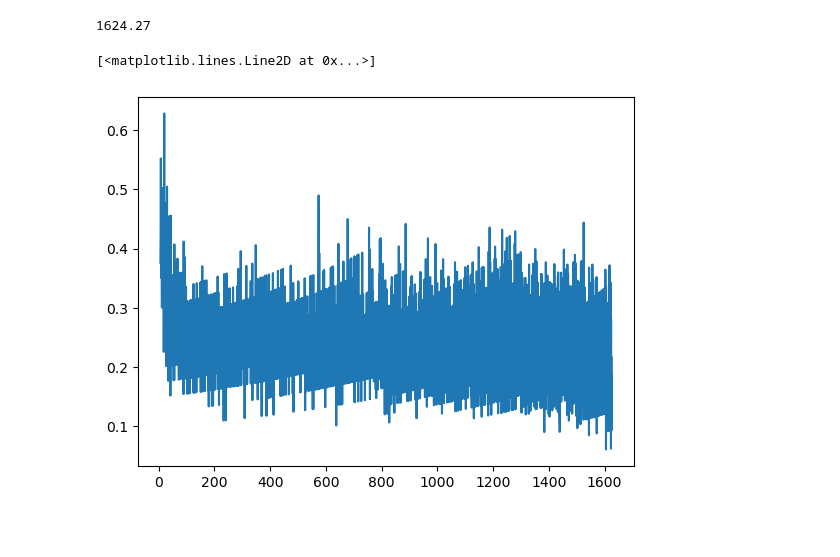
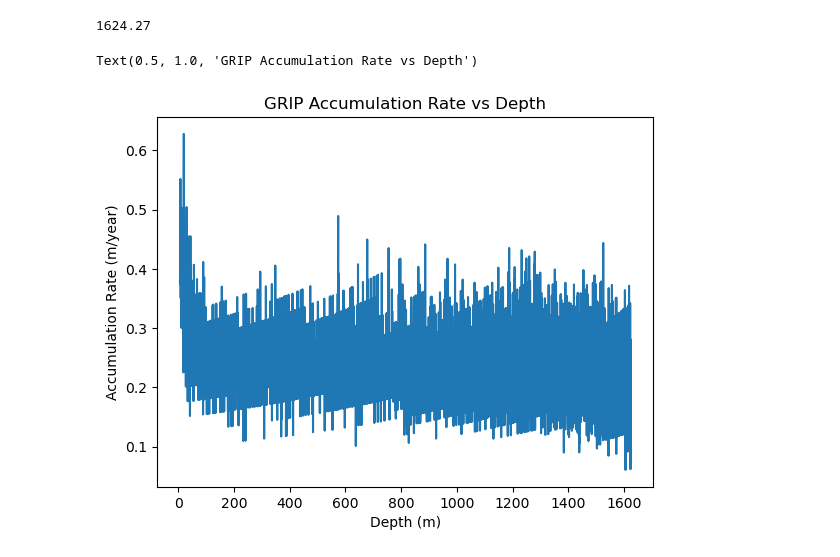
Before and after one commit to qmackay/BICC, a Jupyter notebook: Paleochrono BICC Work/Python Code/One-off/grip_accumulation_create.ipynb, the cells around one changed output. Cells and saved outputs as stored; diff of their text form; code cells hidden in the pictures; blank space fills up the shorter version.

```diff
--- a/Paleochrono BICC Work/Python Code/One-off/grip_accumulation_create.ipynb
+++ b/Paleochrono BICC Work/Python Code/One-off/grip_accumulation_create.ipynb
@@ -27,11 +22,14 @@ load_gicc05['Depth ice/snow [m] (GRIP)'].max()
 1624.27
 # %%
 # acc = thickness / thinning factor
-grip_accumulation['thinning'] = np.interp(grip_accumulation['depth'], grip_thinning['depth'], grip_thinning['thinning'])
+grip_accumulation['thinning'] = np.interp(grip_accumulation['depth'], grip_thinning['depth'], grip_thinning['thinning']) # Interpolate thinning factors to match depths
 
-grip_accumulation['accumulation'] = grip_accumulation['thick'] / grip_accumulation['thinning']
+grip_accumulation['accumulation'] = grip_accumulation['thick'] / grip_accumulation['thinning'] # Calculate accumulation rate
 
-plt.plot(grip_accumulation['depth'], grip_accumulation['accumulation'])
+plt.plot(grip_accumulation['depth'], grip_accumulation['accumulation']) # Plot accumulation rate vs depth
+plt.xlabel('Depth (m)')
+plt.ylabel('Accumulation Rate (m/year)')
+plt.title('GRIP Accumulation Rate vs Depth')
 # %% [output]
-[<matplotlib.lines.Line2D at 0x...>]
+Text(0.5, 1.0, 'GRIP Accumulation Rate vs Depth')
-[figure, old version]
+[figure, new version]
```
Also changed, not shown: parts of 4 cells of this notebook, 8 other files.
